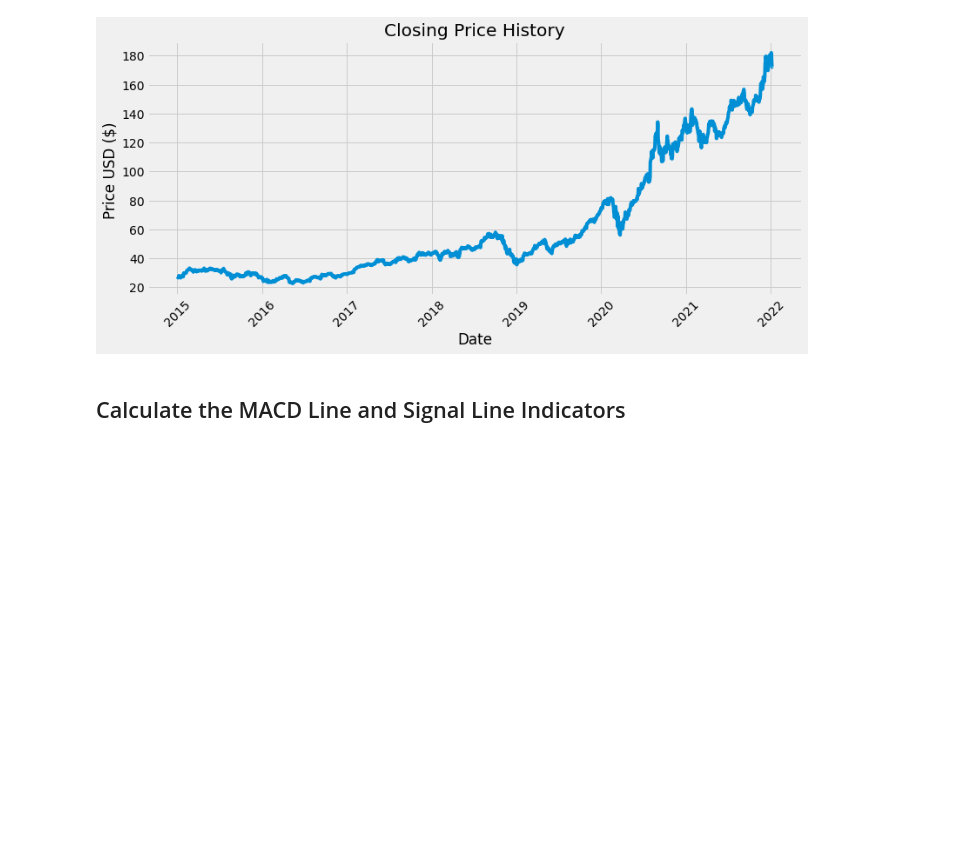
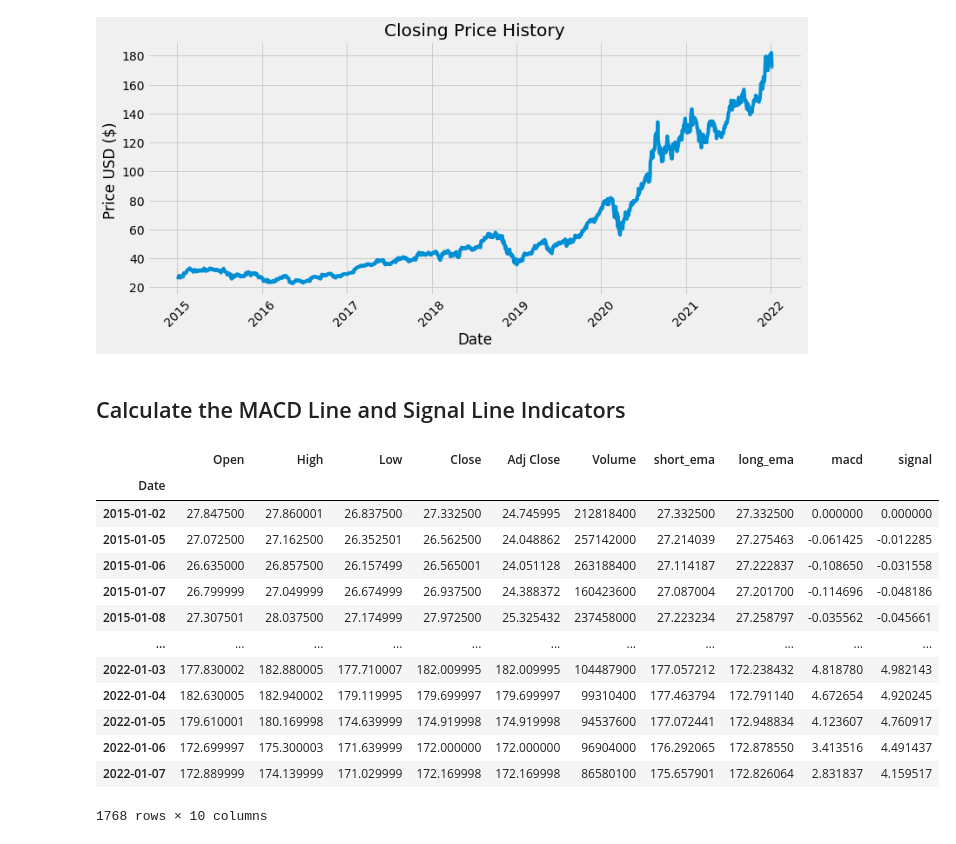
Before and after one commit to SpeedsMach5/Mega-Sharks_Q_Branch, a Jupyter notebook: macd_strategy.ipynb, the cells around one changed output. Saved outputs shown, nothing was run; the diff lists cells and outputs as text; code cells hidden in the pictures; blank space fills up the shorter version.

```diff
--- a/macd_strategy.ipynb
+++ b/macd_strategy.ipynb
@@ -69,13 +69,30 @@ plt.show()
 # %%
 # Calculate the MACD and Signal Line Indicators
 # Calculate the short term exponential moving average (EMA)
-short_ema = signals_df.Close.ewm(span=12, adjust=False).mean()
+signals_df["short_ema"] = signals_df.Close.ewm(span=12, adjust=False).mean()
 
 # Calculate the long term exponential moving average (EMA)
-long_ema = signals_df.Close.ewm(span=26, adjust=False).mean()
+signals_df["long_ema"] = signals_df.Close.ewm(span=26, adjust=False).mean()
 
 # Calculate the MACD Line
-macd = short_ema - long_ema
+signals_df["macd"] = signals_df["short_ema"] - signals_df["long_ema"]
 
 # Calculate the Signal Line
-signal = macd.ewm(span=9, adjust=False).mean()
+signals_df["signal"] = signals_df["macd"].ewm(span=9, adjust=False).mean()
+
+signals_df
+# %% [output]
+|  | Open | High | Low | Close | Adj Close | Volume | short_ema | long_ema | macd | signal |
+| Date |  |  |  |  |  |  |  |  |  |  |
+| 2015-01-02 | 27.847500 | 27.860001 | 26.837500 | 27.332500 | 24.745995 | 212818400 | 27.332500 | 27.332500 | 0.000000 | 0.000000 |
+| 2015-01-05 | 27.072500 | 27.162500 | 26.352501 | 26.562500 | 24.048862 | 257142000 | 27.214039 | 27.275463 | -0.061425 | -0.012285 |
+| 2015-01-06 | 26.635000 | 26.857500 | 26.157499 | 26.565001 | 24.051128 | 263188400 | 27.114187 | 27.222837 | -0.108650 | -0.031558 |
+| 2015-01-07 | 26.799999 | 27.049999 | 26.674999 | 26.937500 | 24.388372 | 160423600 | 27.087004 | 27.201700 | -0.114696 | -0.048186 |
+| 2015-01-08 | 27.307501 | 28.037500 | 27.174999 | 27.972500 | 25.325432 | 237458000 | 27.223234 | 27.258797 | -0.035562 | -0.045661 |
+| ... | ... | ... | ... | ... | ... | ... | ... | ... | ... | ... |
+| 2022-01-03 | 177.830002 | 182.880005 | 177.710007 | 182.009995 | 182.009995 | 104487900 | 177.057212 | 172.238432 | 4.818780 | 4.982143 |
+| 2022-01-04 | 182.630005 | 182.940002 | 179.119995 | 179.699997 | 179.699997 | 99310400 | 177.463794 | 172.791140 | 4.672654 | 4.920245 |
+| 2022-01-05 | 179.610001 | 180.169998 | 174.639999 | 174.919998 | 174.919998 | 94537600 | 177.072441 | 172.948834 | 4.123607 | 4.760917 |
+| 2022-01-06 | 172.699997 | 175.300003 | 171.639999 | 172.000000 | 172.000000 | 96904000 | 176.292065 | 172.878550 | 3.413516 | 4.491437 |
+| 2022-01-07 | 172.889999 | 174.139999 | 171.029999 | 172.169998 | 172.169998 | 86580100 | 175.657901 | 172.826064 | 2.831837 | 4.159517 |
+1768 rows × 10 columns
```
Also changed, not shown: parts of 2 cells of this notebook.
